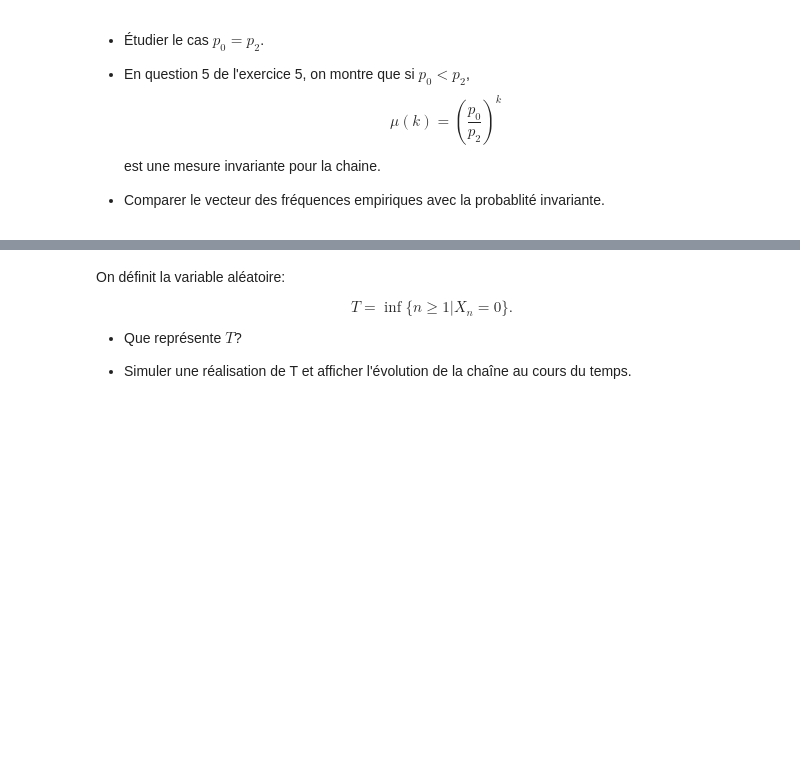
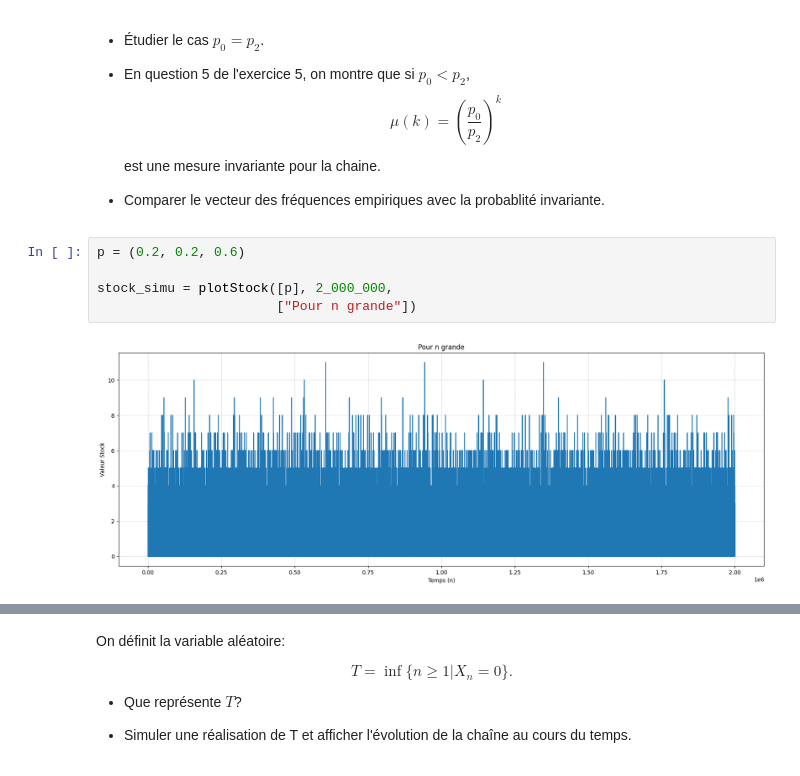
Before and after one commit to Tysonn2605/data-insat-tyson, a Jupyter notebook: notebooks/TP-Markov-sujet-25-26.ipynb, the cells around one changed output, grey strips where cells are left out. Cells and saved outputs as stored; diff of their text form; blank space fills up the shorter version.

```diff
--- a/notebooks/TP-Markov-sujet-25-26.ipynb
+++ b/notebooks/TP-Markov-sujet-25-26.ipynb
@@ -750,3 +756,10 @@ est une mesure invariante pour la chaine.
 
 
 - Comparer le vecteur des fréquences empiriques avec la probablité invariante.
+# %%
+p = (0.2, 0.2, 0.6)
+
+stock_simu = plotStock([p], 2_000_000,
+                       ["Pour n grande"])
+# %% [output]
+[figure, added]
```
Also changed, not shown: parts of 13 cells of this notebook.
